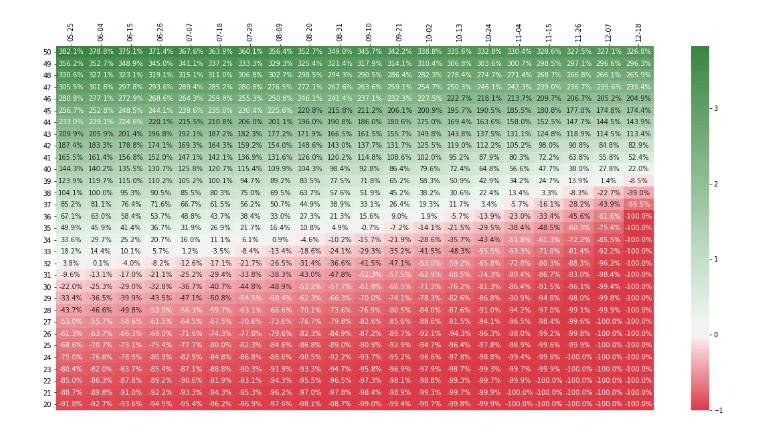
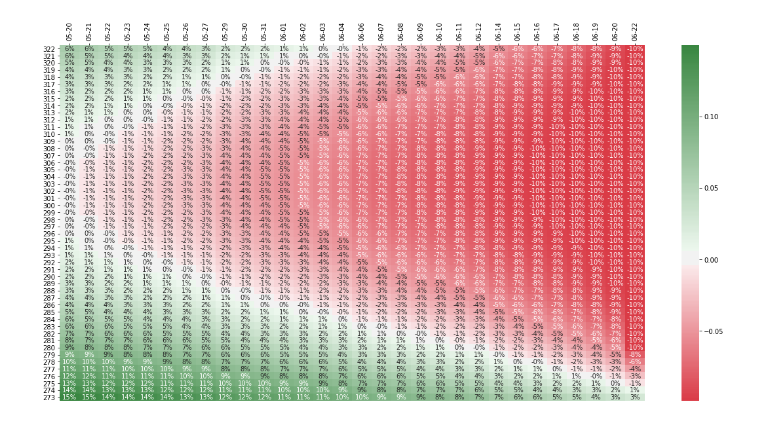
Before and after one commit to grivescorbett/pyoptionprofit, a Jupyter notebook: pyoptionprofit.ipynb, the cells around one changed output. Drawn from its saved outputs; the diff is of its cells as text; code cells hidden in the pictures.

```diff
--- a/pyoptionprofit.ipynb
+++ b/pyoptionprofit.ipynb
@@ -45,0 +35,12 @@ df_option_prices = pd.DataFrame([
+# %%
+def long_call(underlying_price, strike_price, expires_on, contract_price, n_contracts):
+    return option(underlying_price, strike_price, expires_on, contract_price, n_contracts, 'c', 'buy')
+
+def short_call(underlying_price, strike_price, expires_on, contract_price, n_contracts):
+    return option(underlying_price, strike_price, expires_on, contract_price, n_contracts, 'c', 'sell')
+
+def long_put(underlying_price, strike_price, expires_on, contract_price, n_contracts):
+    return option(underlying_price, strike_price, expires_on, contract_price, n_contracts, 'p', 'buy')
+
+def short_put(underlying_price, strike_price, expires_on, contract_price, n_contracts):
+    return option(underlying_price, strike_price, expires_on, contract_price, n_contracts, 'p', 'sell')
@@ -46,19 +89,37 @@ df_option_prices = pd.DataFrame([
+# %%
+gains, net_cost = compute_strategy(
+    date_start = datetime(2020, 5, 20),
+    date_end = datetime(2020, 6, 22),
+    day_ticks = 30,
+    price_lower = 273,
+    price_upper = 322,
+    # Strangle
+    strategy = [
+        long_call(underlying_price=296.2359,
+                  strike_price=280,
+                  expires_on=datetime(2020,6,22),
+                  contract_price=20.38,
+                  n_contracts=1),
+        long_put(underlying_price=296.2359,
+                  strike_price=330,
+                  expires_on=datetime(2020,6,22),
+                  contract_price=35.11,
+                  n_contracts=1)]
+)
 # %%
-return_pcts = (df_option_prices / contract_price) - 1
+return_pcts = (gains / net_cost) - 1
 plt.figure(figsize=(20,10))
 
-colors = [(1,0,0), (1,1,1), (0,1,0)]
-cm = LinearSegmentedColormap.from_list('my_list', colors, N=10)
-divnorm = TwoSlopeNorm(vcenter=0, vmin=-1, vmax=df_option_prices.max().max())
+divnorm = TwoSlopeNorm(vcenter=0, vmin=-1, vmax=return_pcts.max().max())
 ax = sb.heatmap(
     return_pcts,
     annot=True,
-    fmt = '.1%',
+    fmt = '.0%',
     norm = divnorm,
     cmap = sb.diverging_palette(h_neg=10, h_pos=130, as_cmap=True))
 ax.xaxis.set_ticks_position('top')
-ax.set_xticklabels(df_option_prices.columns.strftime('%m-%d'), rotation=90)
-ax.set_yticklabels(df_option_prices.index, rotation=0)
+ax.set_xticklabels(result.columns.strftime('%m-%d'), rotation=90)
+ax.set_yticklabels(result.index, rotation=0)
 plt.show()
 # %% [output]
-[figure, old version]
+[figure, new version]
```
Also changed, not shown: parts of 6 cells of this notebook.
